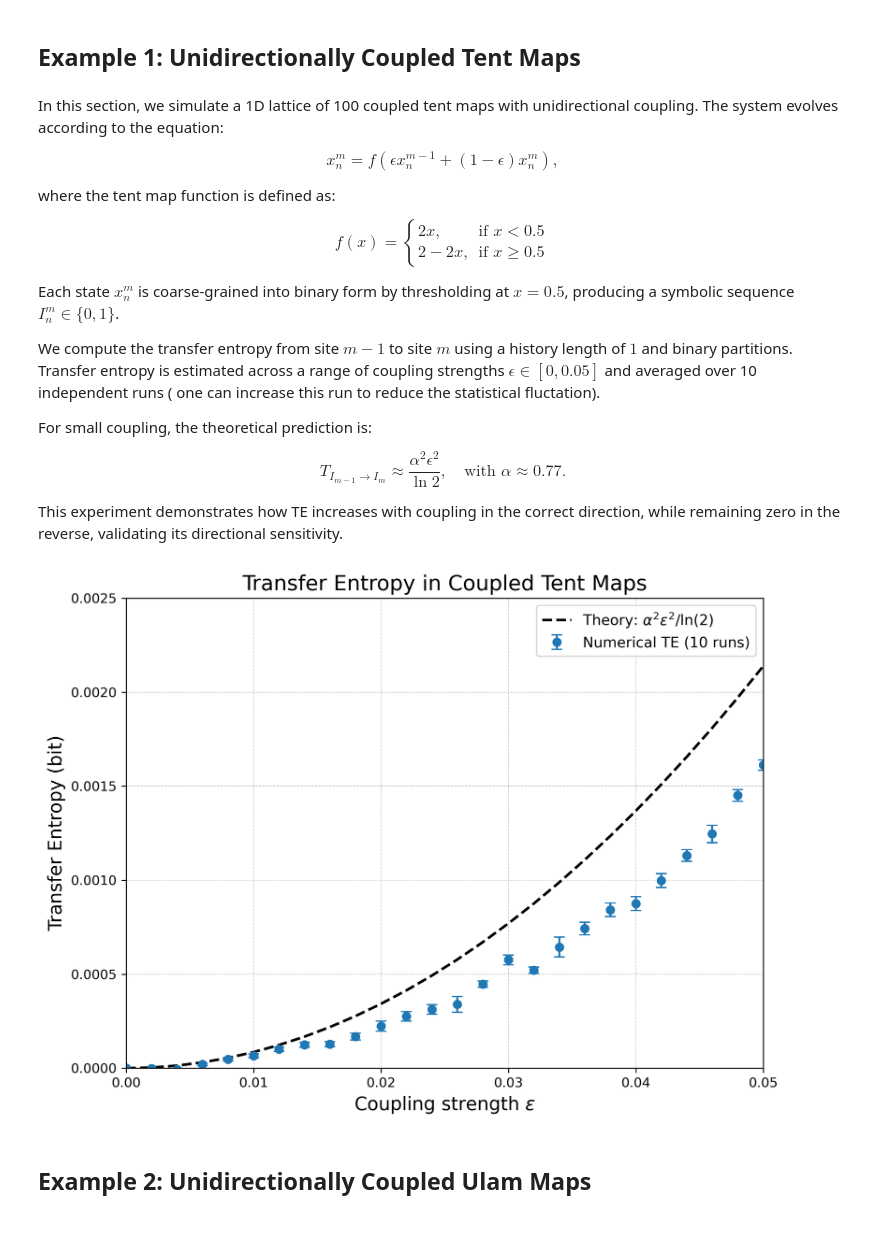
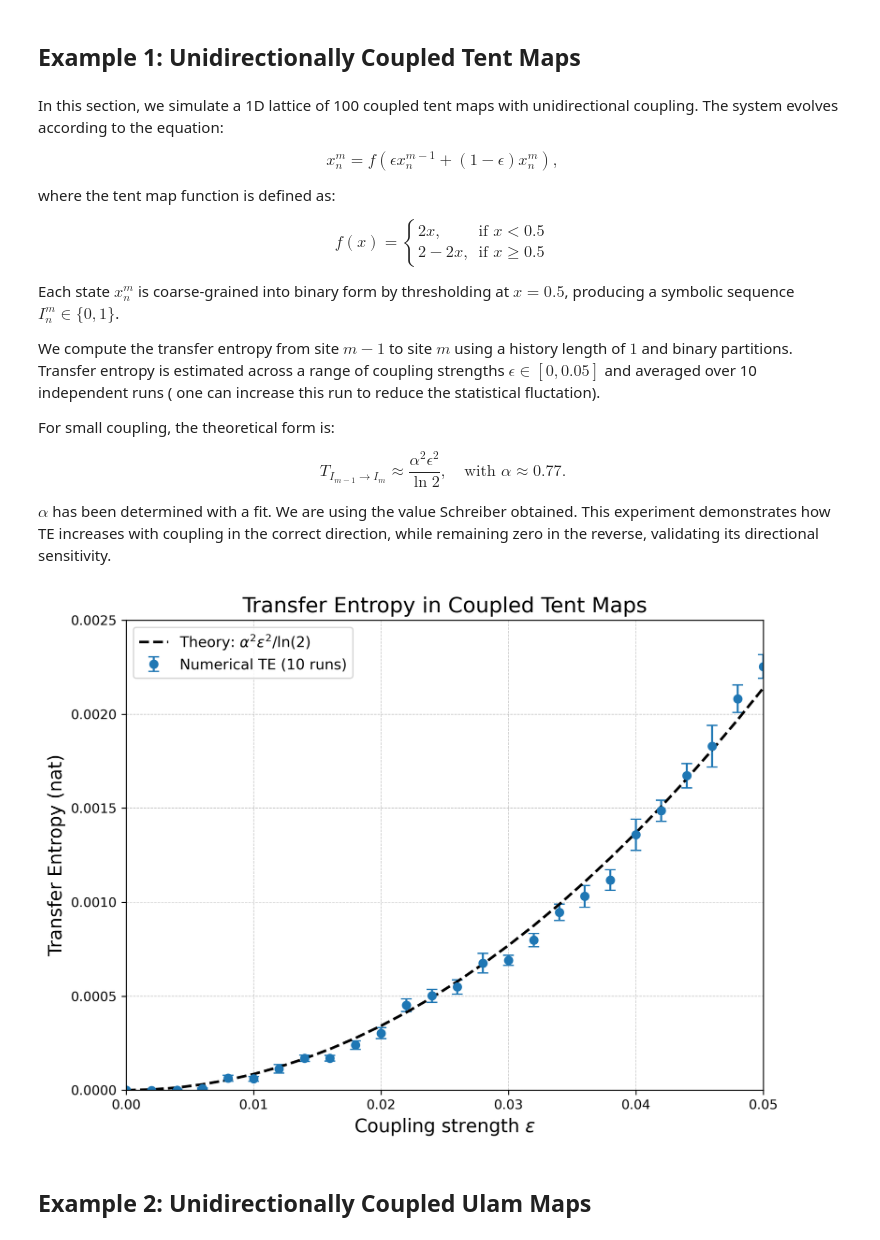
Before and after one commit to cbueth/infomeasure, a Jupyter notebook: docs/demos/Schreiber_Article.ipynb, the cells around one changed output. Cells and saved outputs as stored; diff of their text form; code cells hidden in the pictures.

Commit message:
Demo: Correct Schreiber Demo information unit
Signed-off-by: Carlson Büth <commit@cbueth.de>

```diff
--- a/docs/demos/Schreiber_Article.ipynb
+++ b/docs/demos/Schreiber_Article.ipynb
@@ -7,6 +7,7 @@ In this notebook, we reproduce the numerical experiments described in Thomas Sch
 import infomeasure as im
 import numpy as np
 import matplotlib.pyplot as plt
+im.Config.set_logarithmic_unit("bits")
 # %% [markdown]
 ## Example 1: Unidirectionally Coupled Tent Maps
 # %% [markdown]
@@ -30,12 +31,14 @@ Each state $x_n^m$ is coarse-grained into binary form by thresholding at $x = 0.
 
 We compute the transfer entropy from site $m-1$ to site $m$ using a history length of $1$ and binary partitions. Transfer entropy is estimated across a range of coupling strengths $\epsilon \in [0, 0.05]$ and averaged over 10 independent runs ( one can increase this run to reduce the statistical fluctation).
 
-For small coupling, the theoretical prediction is:
+For small coupling, the theoretical form is:
 
 $$
 T_{I_{m-1} \rightarrow I_m} \approx \frac{\alpha^2 \epsilon^2}{\ln 2}, \quad \text{with } \alpha \approx 0.77.
 $$
 
+$\alpha$ has been determined with a fit.
+We are using the value Schreiber obtained.
 This experiment demonstrates how TE increases with coupling in the correct direction, while remaining zero in the reverse, validating its directional sensitivity.
 # %%
 def tent_map(x):
@@ -130,35 +133,35 @@ plt.errorbar(
     fmt="o",
     markersize=6,
     capsize=4,
     linewidth=1.5,
     label="Numerical TE (10 runs)",
 )
 
 # Add Schreiber’s theoretical prediction curve
 alpha = 0.77
 theoretical_TE = (alpha**2) * (couplings**2) / np.log(2)
 plt.plot(
     couplings,
     theoretical_TE,
     color="black",
     linestyle="--",
     linewidth=2,
     label=r"Theory: $\alpha^2 \epsilon^2 / \ln(2)$",
 )
 
 plt.xlabel(r"Coupling strength $\epsilon$", fontsize=14)
-plt.ylabel("Transfer Entropy (bit)", fontsize=14)
+plt.ylabel("Transfer Entropy (nat)", fontsize=14)
 plt.title("Transfer Entropy in Coupled Tent Maps", fontsize=16)
 
 plt.xlim(0, 0.05)
 plt.ylim(0, 0.0025)
 plt.grid(True, linestyle="--", linewidth=0.5, alpha=0.7)
 plt.legend(frameon=True, fontsize=11)
 plt.tight_layout()
 plt.savefig("tentMapResults.pdf")
 plt.show()
 # %% [output]
-[figure, old version]
+[figure, new version]
 # %% [markdown]
 ## Example 2: Unidirectionally Coupled Ulam Maps
 # %% [markdown]
```
Also changed, not shown: parts of 1 cell of this notebook.
